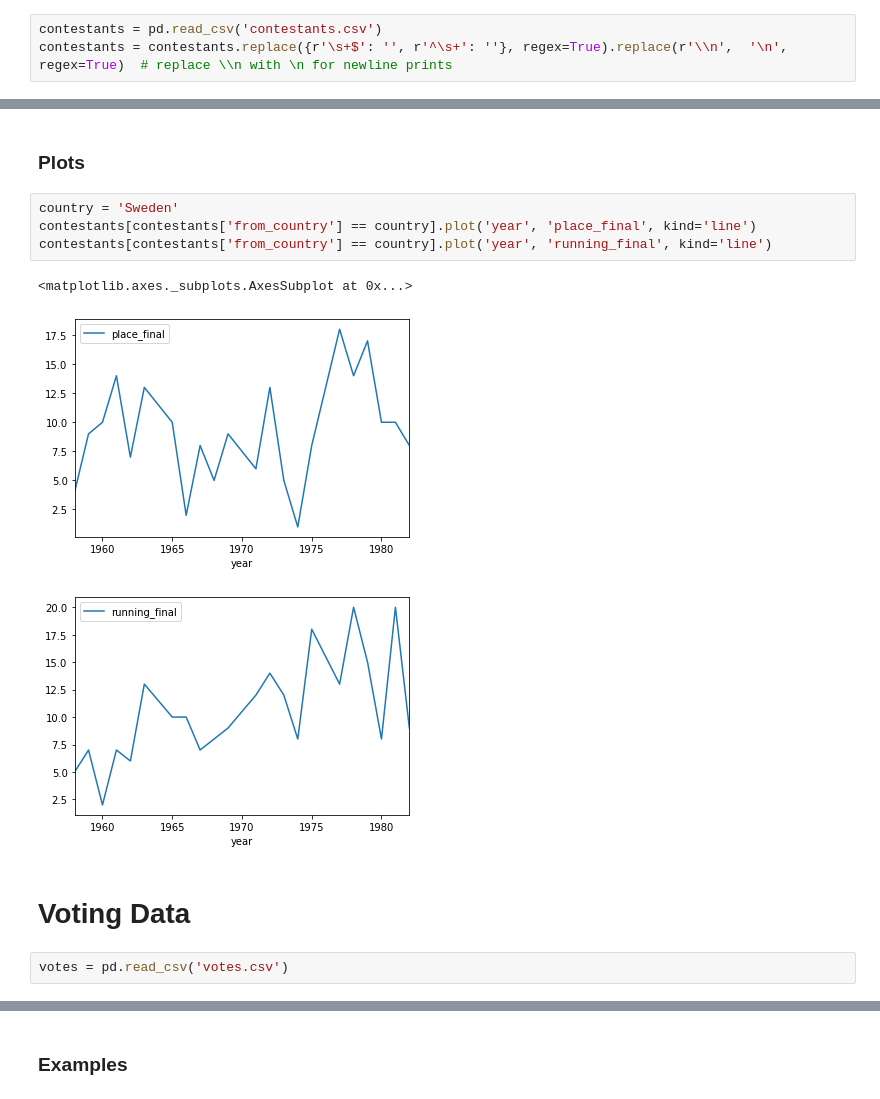
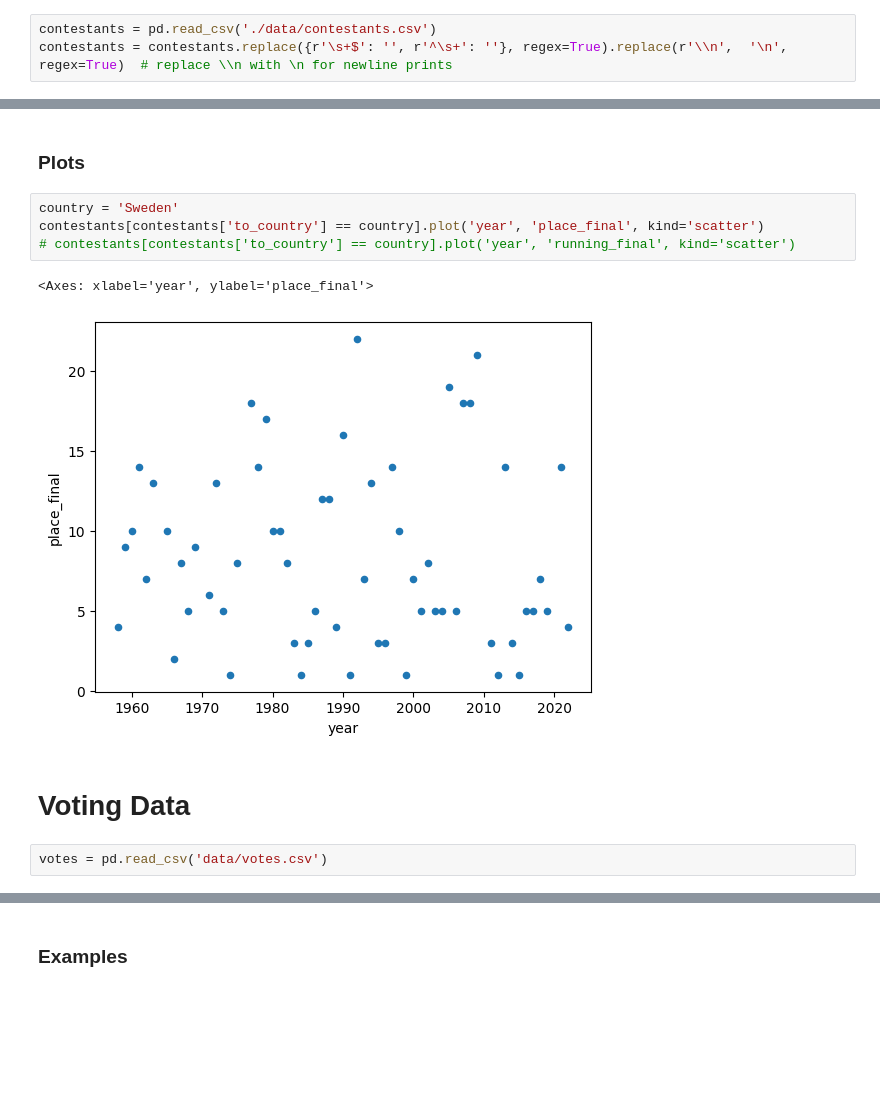
Before and after one commit to Spijkervet/eurovision-dataset, a Jupyter notebook: examples/notebook.ipynb, the cells around one changed output, grey strips where cells are left out. Drawn from its saved outputs; the diff is of its cells as text; blank space fills up the shorter version.

```diff
--- a/examples/notebook.ipynb
+++ b/examples/notebook.ipynb
@@ -36,5 +48,5 @@ youtube_url (url to video on YouTube)
 # %% [markdown]
 ### Load data
 # %%
-contestants = pd.read_csv('contestants.csv')
+contestants = pd.read_csv('./data/contestants.csv')
 contestants = contestants.replace({r'\s+$': '', r'^\s+': ''}, regex=True).replace(r'\\n',  '\n', regex=True)  # replace \\n with \n for newline prints
@@ -184,13 +235,12 @@ Expected end of text, found '$'  (at char 5), (line:1, col:6)
 ### Plots
 # %%
 country = 'Sweden'
-contestants[contestants['from_country'] == country].plot('year', 'place_final', kind='line')
-contestants[contestants['from_country'] == country].plot('year', 'running_final', kind='line')
+contestants[contestants['to_country'] == country].plot('year', 'place_final', kind='scatter')
+# contestants[contestants['to_country'] == country].plot('year', 'running_final', kind='scatter')
 # %% [output]
-<matplotlib.axes._subplots.AxesSubplot at 0x...>
+<Axes: xlabel='year', ylabel='place_final'>
-[figure, old version]
+[figure, new version]
-[figure, removed]
 # %% [markdown]
 # Voting Data
 # %%
-votes = pd.read_csv('votes.csv')
+votes = pd.read_csv('data/votes.csv')
```
Also changed, not shown: parts of 20 cells of this notebook, 4 other files.
